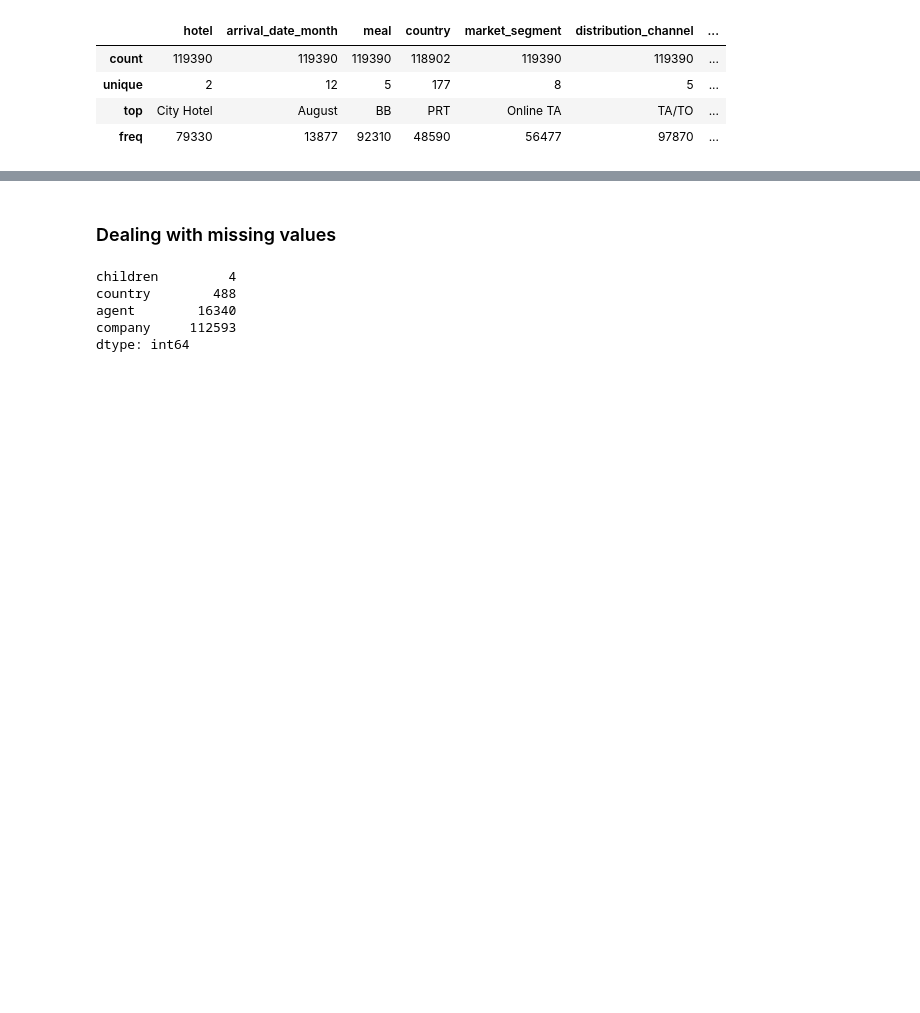
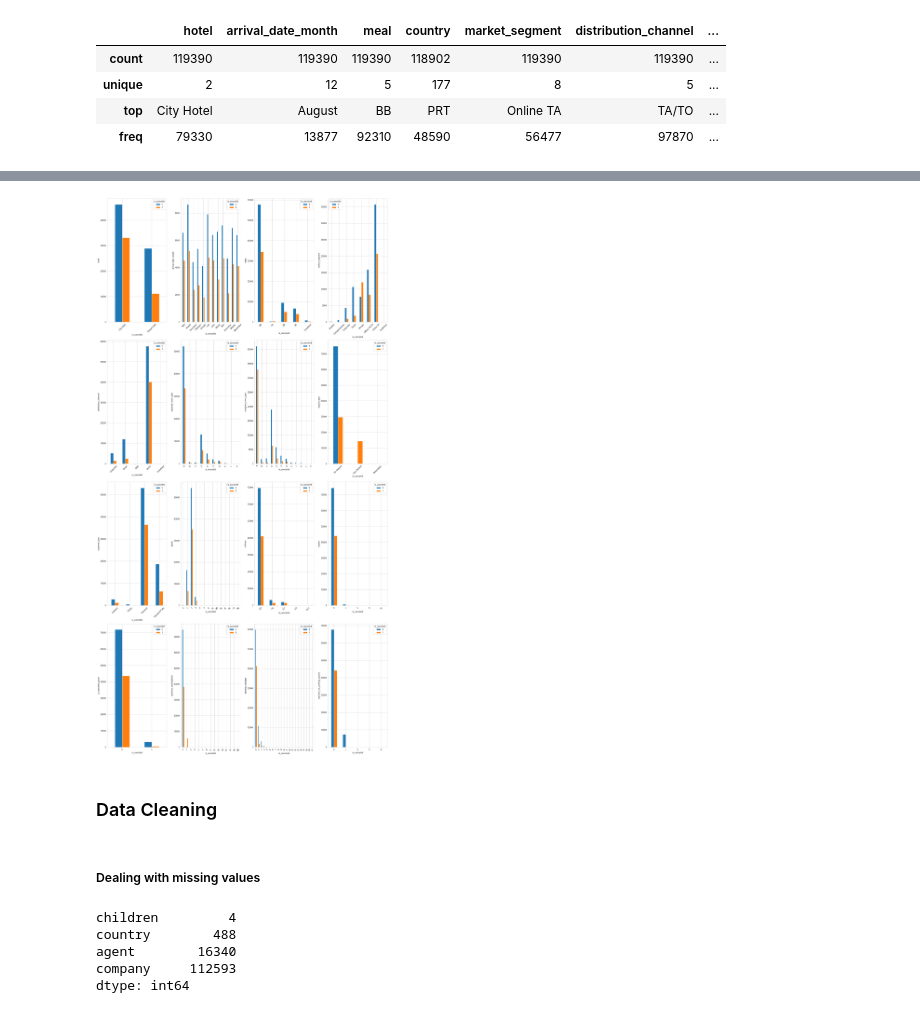
Before and after one commit to beatrizmsa/booking-cancellation-predictor, a Jupyter notebook: notebook.ipynb, the cells around one changed output, grey strips where cells are left out. Cells and saved outputs as stored; diff of their text form; code cells hidden in the pictures; blank space fills up the shorter version.

```diff
--- a/notebook.ipynb
+++ b/notebook.ipynb
@@ -82,5 +198,11 @@ data.drop(columns=['name','email','phone-number','credit_card'], axis = 1, inpla
+# %%
+crosstab_by_type_visualization(data, categorical_columns_barplot + numerical_columns_barplot,'')
+# %% [output]
+[figure, added]
+# %% [markdown]
+### Data Cleaning
 # %% [markdown]
-### Dealing with missing values
+##### Dealing with missing values
 # %%
 data.isnull().sum()[data.isnull().sum() > 0]
 # %% [output]
```
Also changed, not shown: parts of 35 cells of this notebook, 1 other file.
